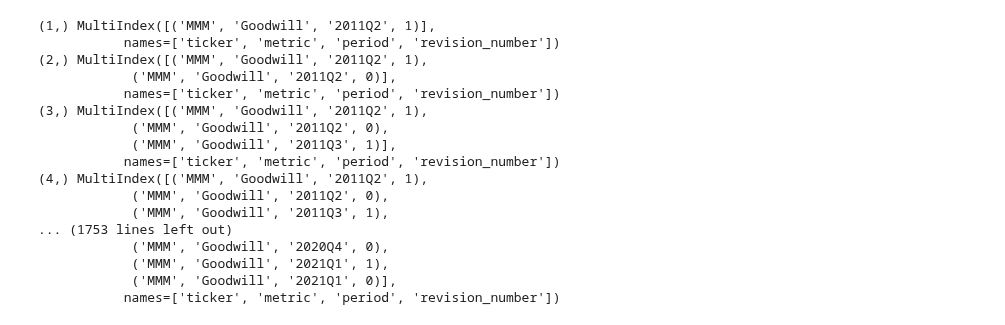
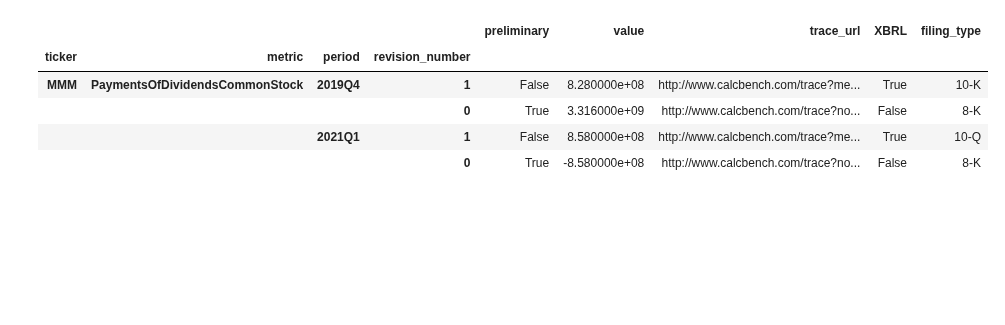
Before and after one commit to calcbench/notebooks, a Jupyter notebook: earnings_release_qa.ipynb, the cells around one changed output. Saved outputs shown, nothing was run; the diff lists cells and outputs as text; code cells hidden in the pictures; blank space fills up the shorter version.

```diff
--- a/earnings_release_qa.ipynb
+++ b/earnings_release_qa.ipynb
@@ -134,0 +149,9 @@ def z_score(g: pd.DataFrame):
+# %%
+group
+# %% [output]
+|  |  |  |  | preliminary | value | trace_url | XBRL | filing_type |
+| ticker | metric | period | revision_number |  |  |  |  |  |
+| MMM | PaymentsOfDividendsCommonStock | 2019Q4 | 1 | False | 8.280000e+08 | http://www.calcbench.com/trace?me... | True | 10-K |
+|  |  |  | 0 | True | 3.316000e+09 | http://www.calcbench.com/trace?no... | False | 8-K |
+|  |  | 2021Q1 | 1 | False | 8.580000e+08 | http://www.calcbench.com/trace?me... | True | 10-Q |
+|  |  |  | 0 | True | -8.580000e+08 | http://www.calcbench.com/trace?no... | False | 8-K |
@@ -135,32 +160,14 @@ def z_score(g: pd.DataFrame):
 # %%
 all_breaks = pd.DataFrame()
 for ticker in tqdm(data.index.get_level_values("ticker").unique()[:3]):
-    data = data[data.index.get_level_values("ticker") == ticker]
-    data = data[data.index.get_level_values("metric") == "Goodwill"]
-    data = data.groupby(["metric", "period"]).filter(preliminary_and_revision)
-    preliminary_z_score = data.groupby(
+    ticker_data = data[data.index.get_level_values("ticker") == ticker]
+    #data = data[data.index.get_level_values("metric") == "Goodwill"]
+    ticker_data = ticker_data.groupby(["metric", "period"]).filter(preliminary_and_revision)
+    preliminary_z_score = ticker_data.groupby(
         level="metric", as_index=False, group_keys=False
     ).apply(z_score)
-    data["preliminary_z_score"] = preliminary_z_score.T
+    ticker_data[numeric_diff_column] = preliminary_z_score.T
 
-    data = data.groupby(level=["ticker", "metric", "period"]).progress_apply(error_type)
-    all_breaks = all_breaks.append(data)
+    ticker_data = ticker_data.groupby(level=["ticker", "metric", "period"]).progress_apply(error_type)
+    all_breaks = all_breaks.append(ticker_data)
 all_breaks.replace([np.inf, -np.inf], np.nan, inplace=True)
-# %% [output]
-(1,) MultiIndex([('MMM', 'Goodwill', '2011Q2', 1)],
-           names=['ticker', 'metric', 'period', 'revision_number'])
-(2,) MultiIndex([('MMM', 'Goodwill', '2011Q2', 1),
-            ('MMM', 'Goodwill', '2011Q2', 0)],
-           names=['ticker', 'metric', 'period', 'revision_number'])
-(3,) MultiIndex([('MMM', 'Goodwill', '2011Q2', 1),
-            ('MMM', 'Goodwill', '2011Q2', 0),
-            ('MMM', 'Goodwill', '2011Q3', 1)],
-           names=['ticker', 'metric', 'period', 'revision_number'])
-(4,) MultiIndex([('MMM', 'Goodwill', '2011Q2', 1),
-            ('MMM', 'Goodwill', '2011Q2', 0),
-            ('MMM', 'Goodwill', '2011Q3', 1),
-... (1753 lines left out)
-            ('MMM', 'Goodwill', '2020Q4', 0),
-            ('MMM', 'Goodwill', '2021Q1', 1),
-            ('MMM', 'Goodwill', '2021Q1', 0)],
-           names=['ticker', 'metric', 'period', 'revision_number'])
```
Also changed, not shown: parts of 16 cells of this notebook.
